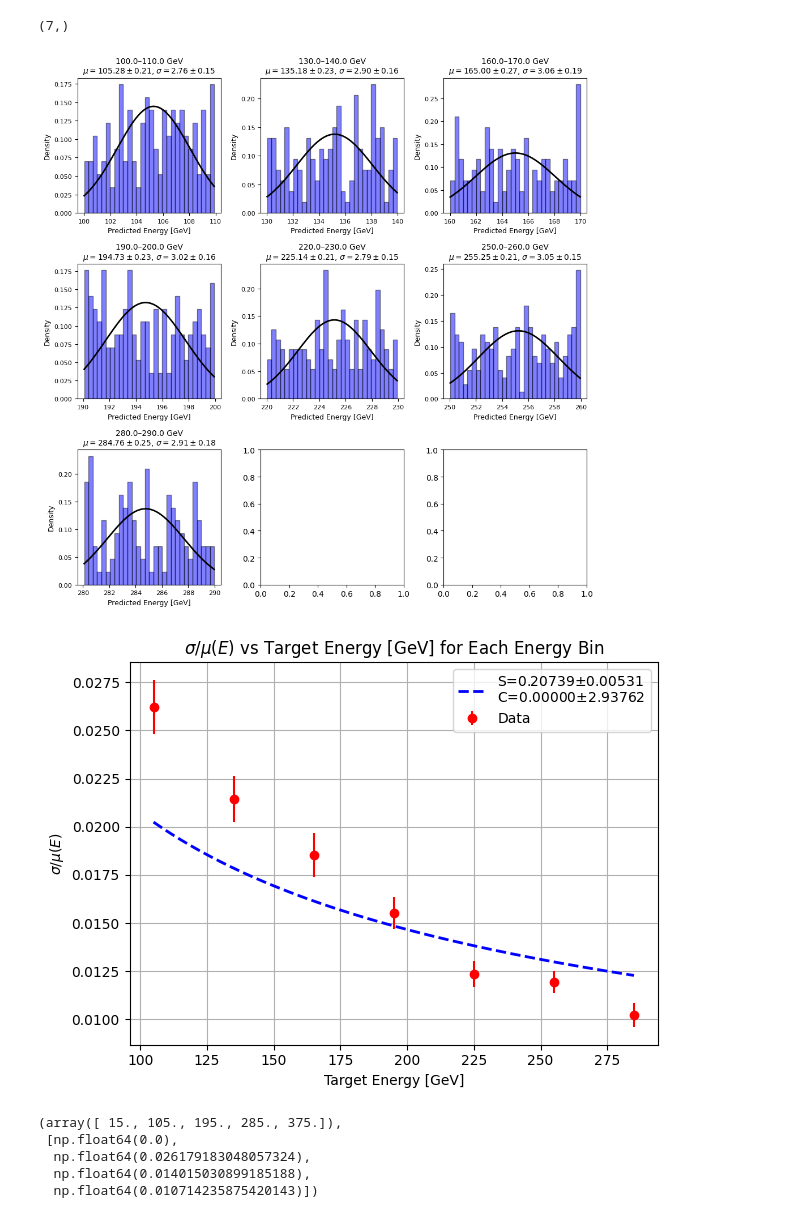
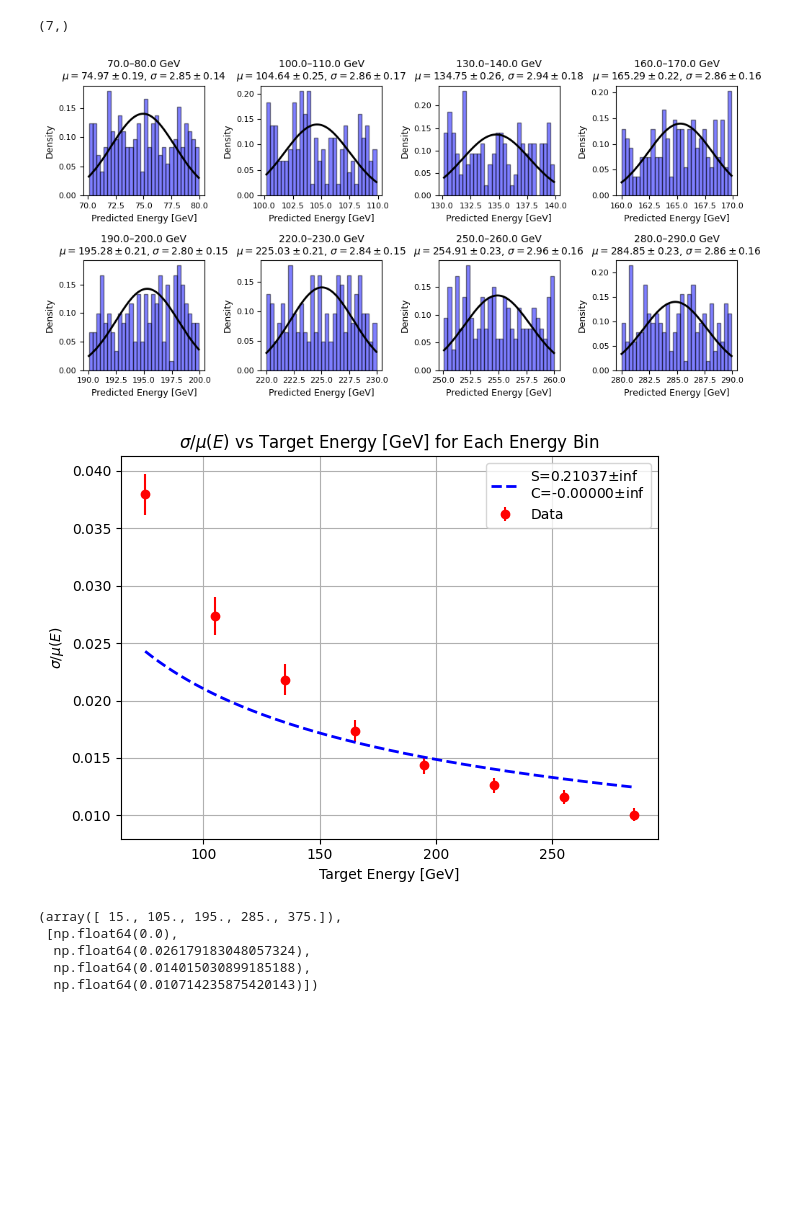
Before and after one commit to SawiniJana/Python, a Jupyter notebook: HGCAL_prediction.ipynb, the cells around one changed output. Saved outputs shown, nothing was run; the diff lists cells and outputs as text; code cells hidden in the pictures; blank space fills up the shorter version.

Commit message:
HGCAL_graph_plots

```diff
--- a/HGCAL_prediction.ipynb
+++ b/HGCAL_prediction.ipynb
@@ -115,7 +115,7 @@ valid_no = test_no
 train_no = len(dataset) - test_no*2
 
 np.random.seed(42)
-indices = len(dataset)
+indices = np.arange(len(dataset))
 np.random.shuffle(indices)
 train_index, test_index, valid_index = indices[:train_no], indices[train_no:train_no+test_no], indices[train_no+test_no:train_no+test_no+valid_no]
 
@@ -132,4 +129,0 @@ SyntaxError: unexpected character after line continuation character (2000306102.
-# %%
-for i in test_load:
-    print(lens(i).batch)
-    break
@@ -292,40 +232,40 @@ flat_list_true = np.array(flat_list_true)
 # Bin edges
 c,b = np.histogram(flat_list_true, bins = np.arange(0,400,30))
 
-bin_cents = np.array([(b[i] + b[i+1])/2 for i in range(len(b)-1)])[3:-3]
+bin_cents = np.array([(b[i] + b[i+1])/2 for i in range(len(b)-1)])[2:-3]
 
 # #arr = arr[::3]
 # print(len(arr))
 # print(arr)
 # Create 3x3 subplots
-fig, axes = plt.subplots(3, 3, figsize=(10, 10))
+fig, axes = plt.subplots(2, 4, figsize=(10, 5))
 axes = axes.flatten()
 res_val = []
 res_err = []
 
 delta = 5
 for ax,c_bin in zip(axes,bin_cents):
     mask = (flat_list_pred >  c_bin - delta) & (flat_list_pred < c_bin + delta)
     preds_in_bin = flat_list_pred[mask]
     #print(preds_in_bin)
 
 
     if len(preds_in_bin) > 0:
         res_vals , res_errs = plot_gaussian_fit(ax, preds_in_bin, bin_range=(c_bin - delta, c_bin + delta), color='blue', alpha=0.5)
         res_val.append(res_vals)
         res_err.append(res_errs)
     else:
         ax.set_visible(False)
 
 
     ax.set_xlabel("Predicted Energy [GeV]", fontsize=9)
     ax.set_ylabel("Density", fontsize=9)
     ax.tick_params(axis='both', labelsize=8)
 
 plt.tight_layout()
 plt.show()
 # %% [output]
-[figure, old version]
+[figure, new version]
 # %%
 import numpy as np
 import matplotlib.pyplot as plt
@@ -360,7 +300,7 @@ plt.grid(True)
 plt.tight_layout()
 plt.show()
 # %% [output]
-[figure, old version]
+[figure, new version]
 # %%
 bin_cents, res_vals
 # %% [output]
```
Also changed, not shown: parts of 11 cells of this notebook.
